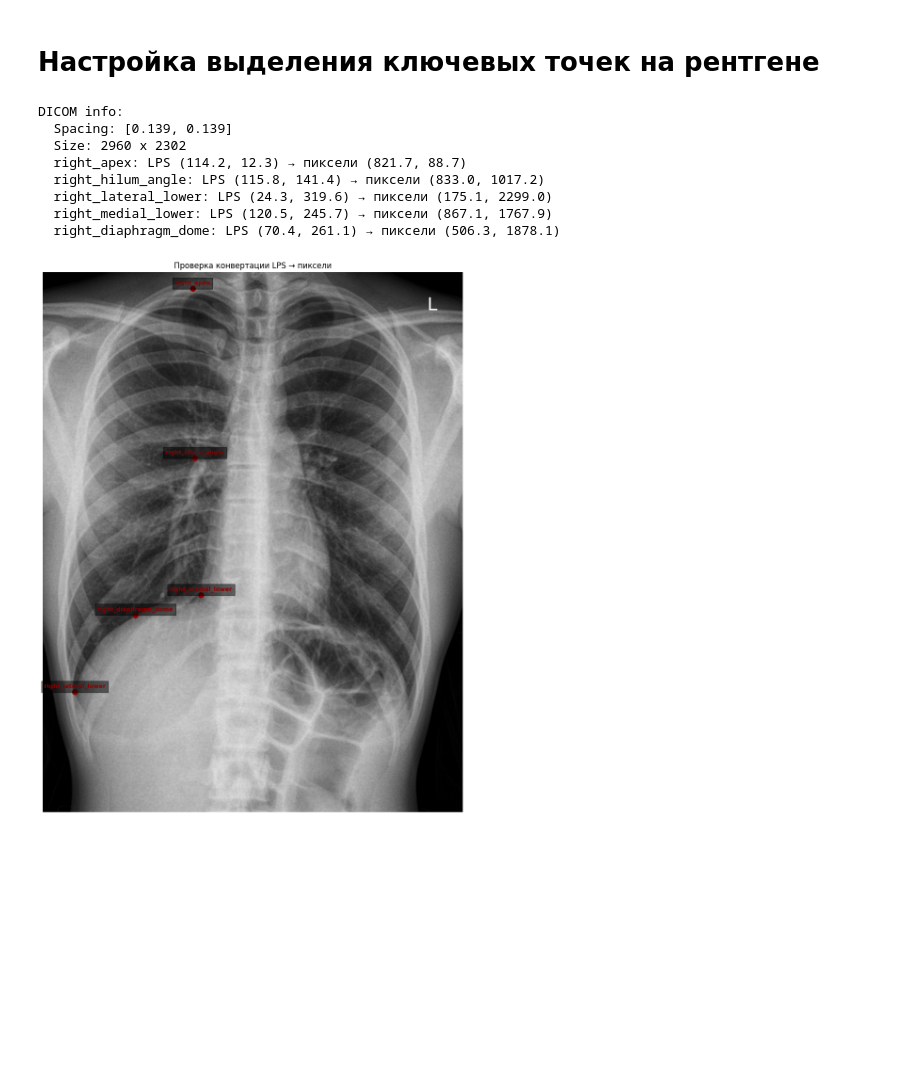
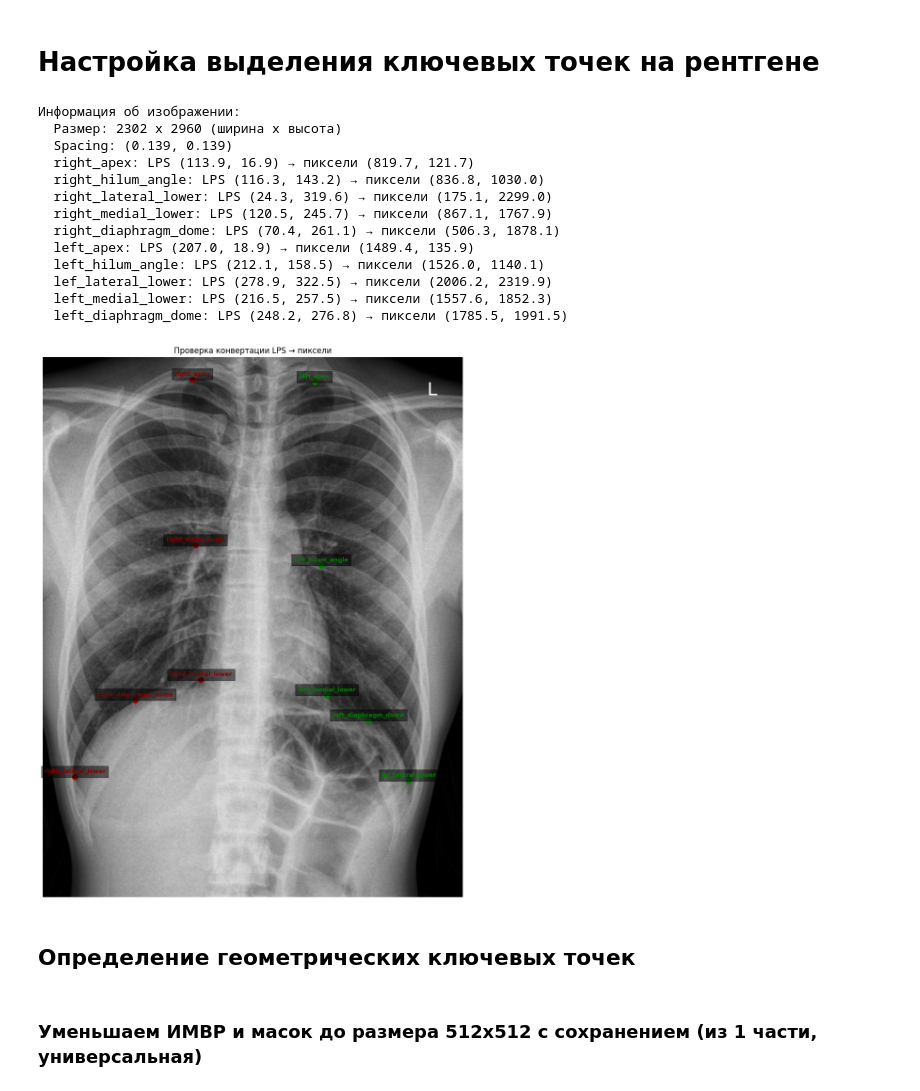
Before and after one commit to TTankrat/MegaAIBasedSystem, a Jupyter notebook: P3_Nurakhunov_2.ipynb, the cells around one changed output. Cells and saved outputs as stored; diff of their text form; code cells hidden in the pictures; blank space fills up the shorter version.

Commit message:
поправил конвертацию координат ключевых точек, добавил и сделал универсальным клас датасета, сохранил изображения и маски (512)

```diff
--- a/P3_Nurakhunov_2.ipynb
+++ b/P3_Nurakhunov_2.ipynb
@@ -359,21 +374,30 @@ def verify_points_on_image(dicom_path, points_pixel):
 # %%
 # Использование
 points_lps = load_points_from_json(
-    "./Часть 1/data/X-chest-dataset/x-chest/key_points_fullsize/key_points_17123.mrk.json"
+    "./part1/data/X-chest-dataset/x-chest/key_points_PA_fullsize/key_points_17123_PA.mrk.json"
 )
 points_pixel = convert_to_pixel_coordinates(
-    points_lps, "./Часть 1/data/X-chest-dataset/x-chest/DICOM/Im00030971.dcm"
+    points_lps, "./part1/data/X-chest-dataset/x-chest/img_PA_fullsize/img_17123.png"
 )
 verify_points_on_image(
-    "./Часть 1/data/X-chest-dataset/x-chest/DICOM/Im00030971.dcm", points_pixel
+    "./part1/data/X-chest-dataset/x-chest/img_PA_fullsize/img_17123.png", points_pixel
 )
 # %% [output]
-DICOM info:
-  Spacing: [0.139, 0.139]
-  Size: 2960 x 2302
-  right_apex: LPS (114.2, 12.3) → пиксели (821.7, 88.7)
-  right_hilum_angle: LPS (115.8, 141.4) → пиксели (833.0, 1017.2)
+Информация об изображении:
+  Размер: 2302 x 2960 (ширина x высота)
+  Spacing: (0.139, 0.139)
+  right_apex: LPS (113.9, 16.9) → пиксели (819.7, 121.7)
+  right_hilum_angle: LPS (116.3, 143.2) → пиксели (836.8, 1030.0)
   right_lateral_lower: LPS (24.3, 319.6) → пиксели (175.1, 2299.0)
   right_medial_lower: LPS (120.5, 245.7) → пиксели (867.1, 1767.9)
   right_diaphragm_dome: LPS (70.4, 261.1) → пиксели (506.3, 1878.1)
+  left_apex: LPS (207.0, 18.9) → пиксели (1489.4, 135.9)
+  left_hilum_angle: LPS (212.1, 158.5) → пиксели (1526.0, 1140.1)
+  lef_lateral_lower: LPS (278.9, 322.5) → пиксели (2006.2, 2319.9)
+  left_medial_lower: LPS (216.5, 257.5) → пиксели (1557.6, 1852.3)
+  left_diaphragm_dome: LPS (248.2, 276.8) → пиксели (1785.5, 1991.5)
-[figure, old version]
+[figure, new version]
+# %% [markdown]
+## Определение геометрических ключевых точек
+# %% [markdown]
+### Уменьшаем ИМВР и масок до размера 512x512 с сохранением (из 1 части, универсальная)
```
Also changed, not shown: parts of 6 cells of this notebook.
